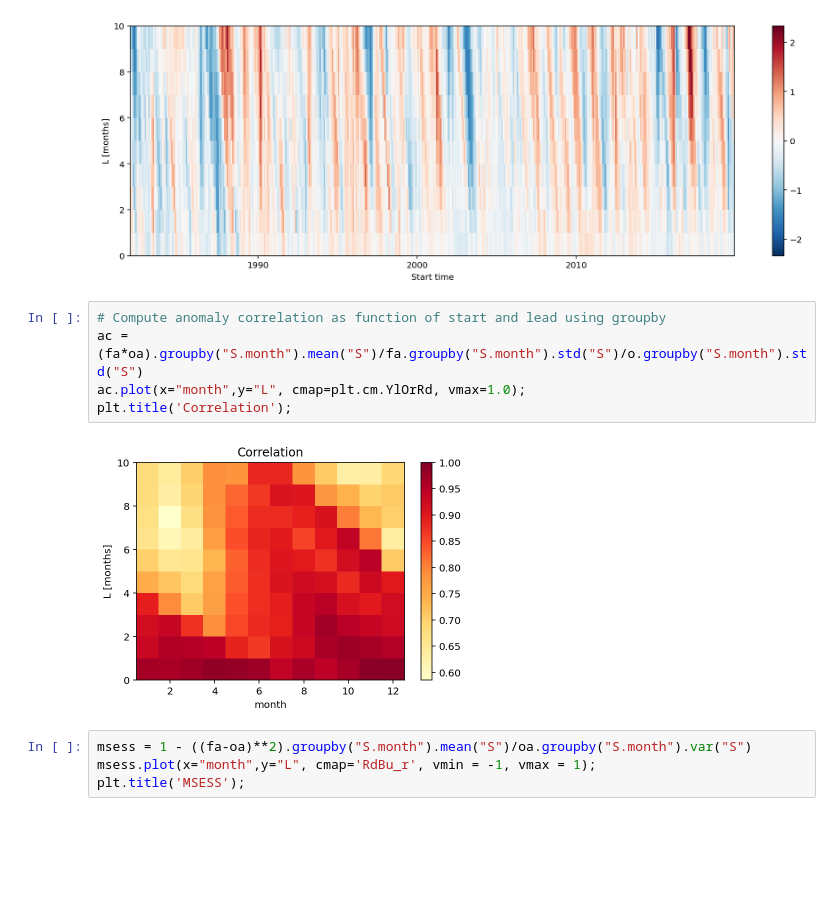
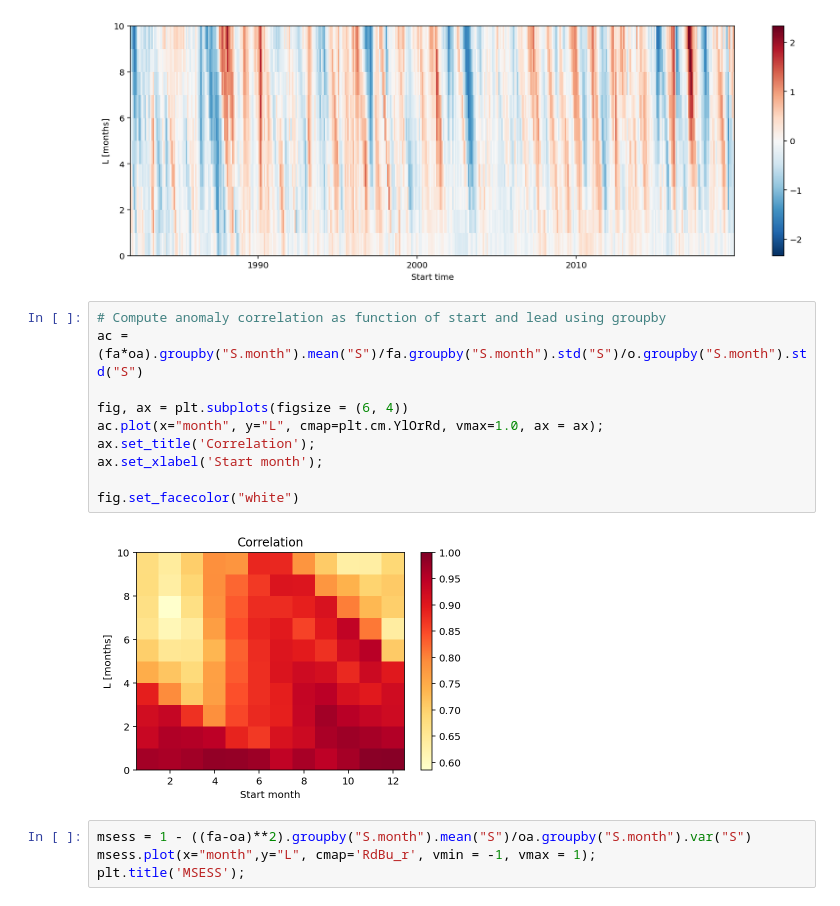
Before and after one commit to mktippett/ENSO-math, a Jupyter notebook: DataLab-10.ipynb, the cells around one changed output. Cells and saved outputs as stored; diff of their text form; blank space fills up the shorter version.

```diff
--- a/DataLab-10.ipynb
+++ b/DataLab-10.ipynb
@@ -973,10 +1008,15 @@ oa[n1:, :] = o[n1:, :].groupby('S.month') - oc99_10
 # %%
 # Compute anomaly correlation as function of start and lead using groupby
 ac = (fa*oa).groupby("S.month").mean("S")/fa.groupby("S.month").std("S")/o.groupby("S.month").std("S")
-ac.plot(x="month",y="L", cmap=plt.cm.YlOrRd, vmax=1.0);
-plt.title('Correlation');
+
+fig, ax = plt.subplots(figsize = (6, 4))
+ac.plot(x="month", y="L", cmap=plt.cm.YlOrRd, vmax=1.0, ax = ax);
+ax.set_title('Correlation');
+ax.set_xlabel('Start month');
+
+fig.set_facecolor("white")
 # %% [output]
-[figure, old version]
+[figure, new version]
 # %%
 msess = 1 - ((fa-oa)**2).groupby("S.month").mean("S")/oa.groupby("S.month").var("S")
 msess.plot(x="month",y="L", cmap='RdBu_r', vmin = -1, vmax = 1);
```
Also changed, not shown: parts of 28 cells of this notebook, 2 other files.
